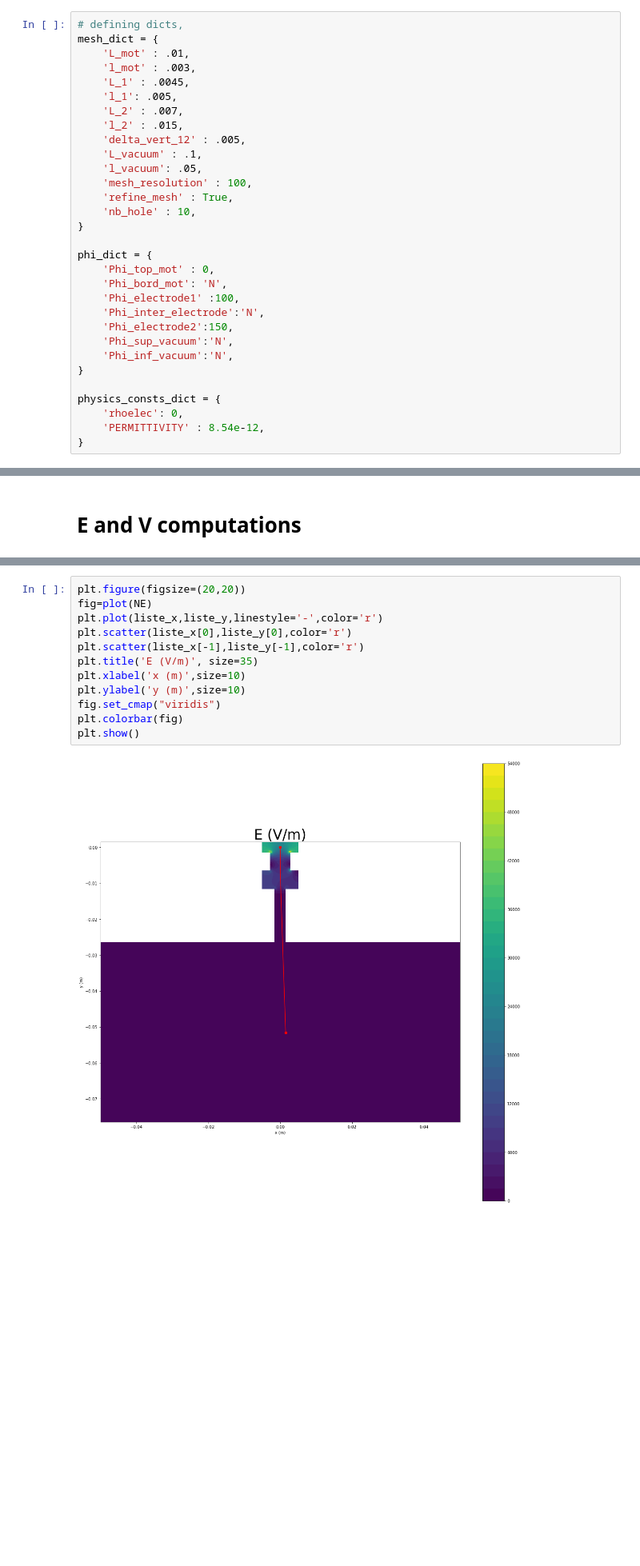
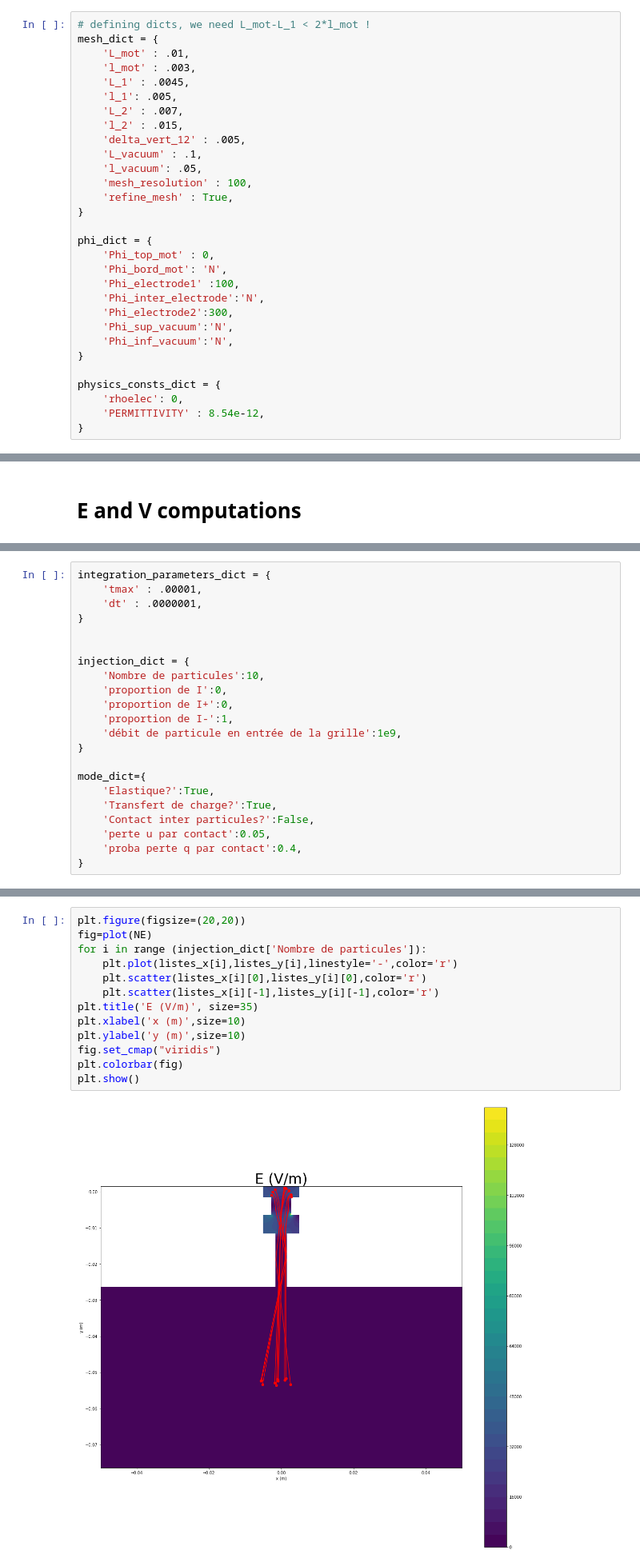
Before and after one commit to PaulCalot/neutralisation-faisceau-ions-negatifs-propulsion-satellite, a Jupyter notebook: V0.ipynb, the cells around one changed output, grey strips where cells are left out. Shown at 80% size. Saved outputs shown, nothing was run; the diff lists cells and outputs as text; blank space fills up the shorter version.

```diff
--- a/V0.ipynb
+++ b/V0.ipynb
@@ -14,6 +14,6 @@ from modules.physics_utils import get_VandE, compute_trajectory
 #from modules.plotting_utils import ?
 # %%
-# defining dicts,
+# defining dicts, we need L_mot-L_1 < 2*l_mot !
 mesh_dict = {
     'L_mot' : .01,
     'l_mot' : .003,
@@ -26,7 +26,6 @@ mesh_dict = {
     'l_vacuum': .05,
     'mesh_resolution' : 100,
     'refine_mesh' : True,
-    'nb_hole' : 10,
 }
 
 phi_dict = {
@@ -34,7 +33,7 @@ phi_dict = {
     'Phi_bord_mot': 'N',
     'Phi_electrode1' :100,
     'Phi_inter_electrode':'N',
-    'Phi_electrode2':150,
+    'Phi_electrode2':300,
     'Phi_sup_vacuum':'N',
     'Phi_inf_vacuum':'N',
 }
@@ -99,0 +68,22 @@ liste_x, liste_y, liste_vx, liste_vy, N_impact, num_hole = compute_trajectory(in
+# %%
+integration_parameters_dict = {
+    'tmax' : .00001,
+    'dt' : .0000001,
+}
+
+
+injection_dict = {
+    'Nombre de particules':10,
+    'proportion de I':0,
+    'proportion de I+':0,
+    'proportion de I-':1,
+    'débit de particule en entrée de la grille':1e9,
+}
+
+mode_dict={
+    'Elastique?':True,
+    'Transfert de charge?':True,
+    'Contact inter particules?':False,
+    'perte u par contact':0.05,
+    'proba perte q par contact':0.4,
+}
@@ -100,14 +105,15 @@ liste_x, liste_y, liste_vx, liste_vy, N_impact, num_hole = compute_trajectory(in
 # %%
 plt.figure(figsize=(20,20))
 fig=plot(NE)
-plt.plot(liste_x,liste_y,linestyle='-',color='r')
-plt.scatter(liste_x[0],liste_y[0],color='r')
-plt.scatter(liste_x[-1],liste_y[-1],color='r')
+for i in range (injection_dict['Nombre de particules']):
+    plt.plot(listes_x[i],listes_y[i],linestyle='-',color='r')
+    plt.scatter(listes_x[i][0],listes_y[i][0],color='r')
+    plt.scatter(listes_x[i][-1],listes_y[i][-1],color='r')
 plt.title('E (V/m)', size=35)
 plt.xlabel('x (m)',size=10)
 plt.ylabel('y (m)',size=10)
 fig.set_cmap("viridis")
 plt.colorbar(fig)
 plt.show()
 # %% [output]
-[figure, old version]
+[figure, new version]
```
Also changed, not shown: parts of 9 cells of this notebook, 1 other file.
